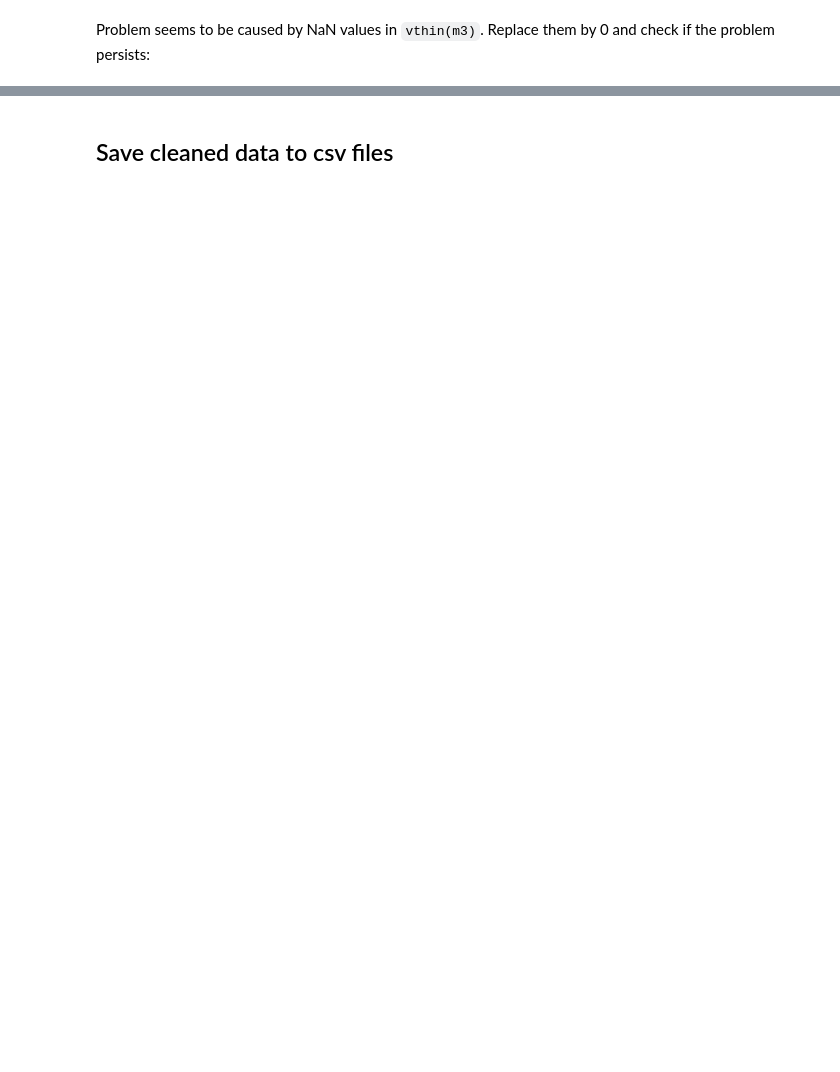
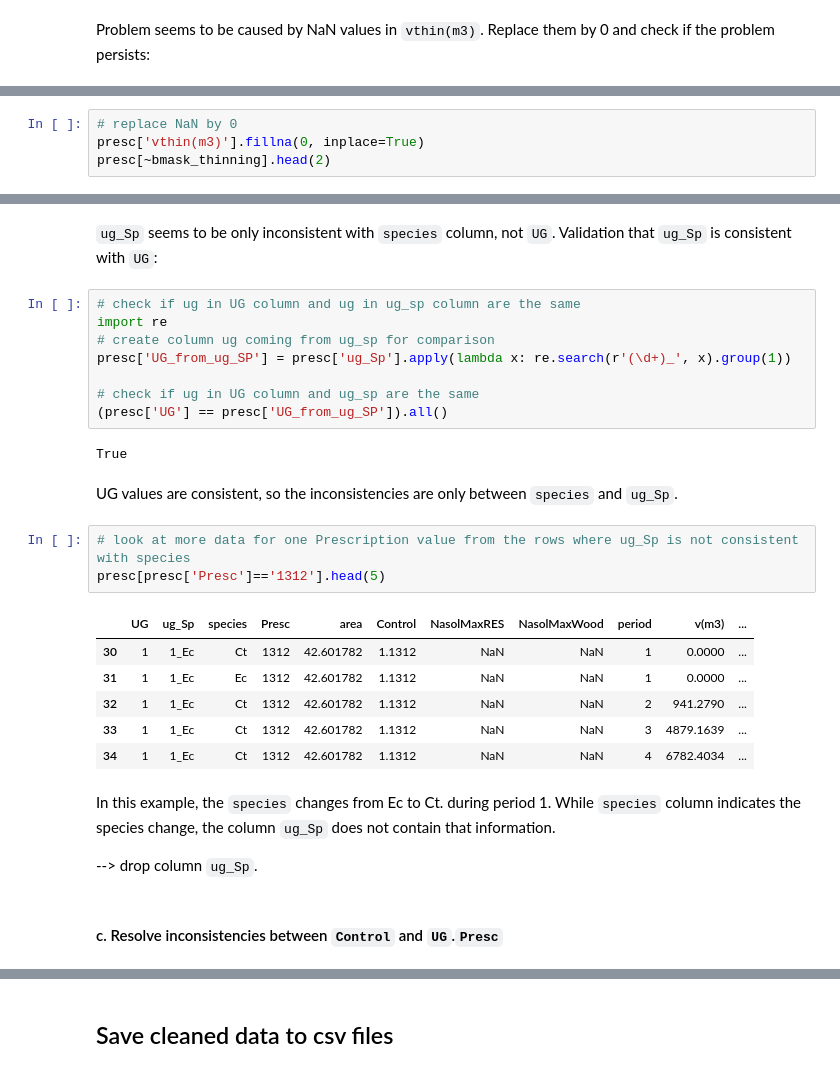
Before and after one commit to johannaasks/Masterthesis, a Jupyter notebook: Data_Preprocessing.ipynb, the cells around one changed output, grey strips where cells are left out. Saved outputs shown, nothing was run; the diff lists cells and outputs as text; blank space fills up the shorter version.

```diff
--- a/Data_Preprocessing.ipynb
+++ b/Data_Preprocessing.ipynb
@@ -479,0 +236,4 @@ else:
+# %%
+# replace NaN by 0
+presc['vthin(m3)'].fillna(0, inplace=True)
+presc[~bmask_thinning].head(2)
@@ -479,0 +265,31 @@ else:
+# %% [markdown]
+`ug_Sp` seems to be only inconsistent with `species` column, not `UG`.
+Validation that `ug_Sp` is consistent with `UG`:
+# %%
+# check if ug in UG column and ug in ug_sp column are the same
+import re
+# create column ug coming from ug_sp for comparison
+presc['UG_from_ug_SP'] = presc['ug_Sp'].apply(lambda x: re.search(r'(\d+)_', x).group(1))
+
+# check if ug in UG column and ug_sp are the same
+(presc['UG'] == presc['UG_from_ug_SP']).all()
+# %% [output]
+True
+# %% [markdown]
+UG values are consistent, so the inconsistencies are only between `species` and `ug_Sp`.
+# %%
+# look at more data for one Prescription value from the rows where ug_Sp is not consistent with species
+presc[presc['Presc']=='1312'].head(5)
+# %% [output]
+|  | UG | ug_Sp | species | Presc | area | Control | NasolMaxRES | NasolMaxWood | period | v(m3) | ... |
+| 30 | 1 | 1_Ec | Ct | 1312 | 42.601782 | 1.1312 | NaN | NaN | 1 | 0.0000 | ... |
+| 31 | 1 | 1_Ec | Ec | 1312 | 42.601782 | 1.1312 | NaN | NaN | 1 | 0.0000 | ... |
+| 32 | 1 | 1_Ec | Ct | 1312 | 42.601782 | 1.1312 | NaN | NaN | 2 | 941.2790 | ... |
+| 33 | 1 | 1_Ec | Ct | 1312 | 42.601782 | 1.1312 | NaN | NaN | 3 | 4879.1639 | ... |
+| 34 | 1 | 1_Ec | Ct | 1312 | 42.601782 | 1.1312 | NaN | NaN | 4 | 6782.4034 | ... |
+# %% [markdown]
+In this example, the `species` changes from Ec to Ct. during period 1. While `species` column indicates the species change, the column `ug_Sp` does not contain that information.
+
+--> drop column `ug_Sp`.
+# %% [markdown]
+#### c. Resolve inconsistencies between `Control` and `UG`.`Presc`
```
Also changed, not shown: parts of 175 cells of this notebook, 41 other files.
